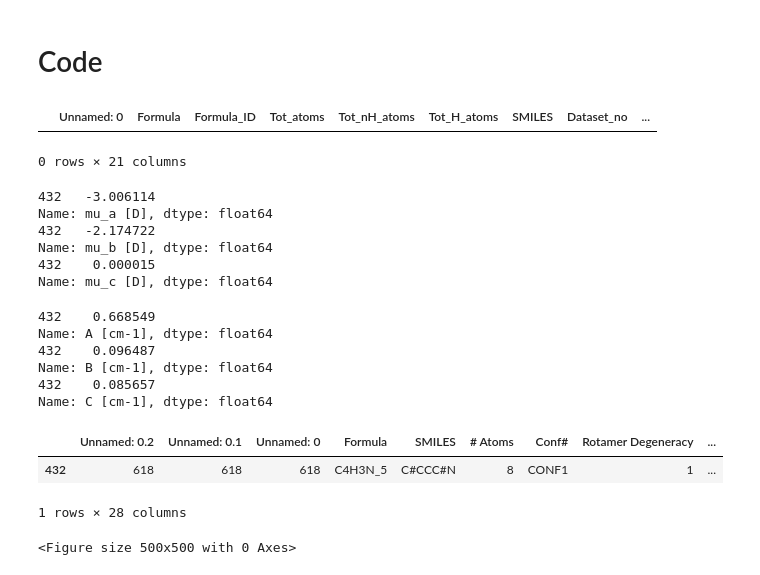
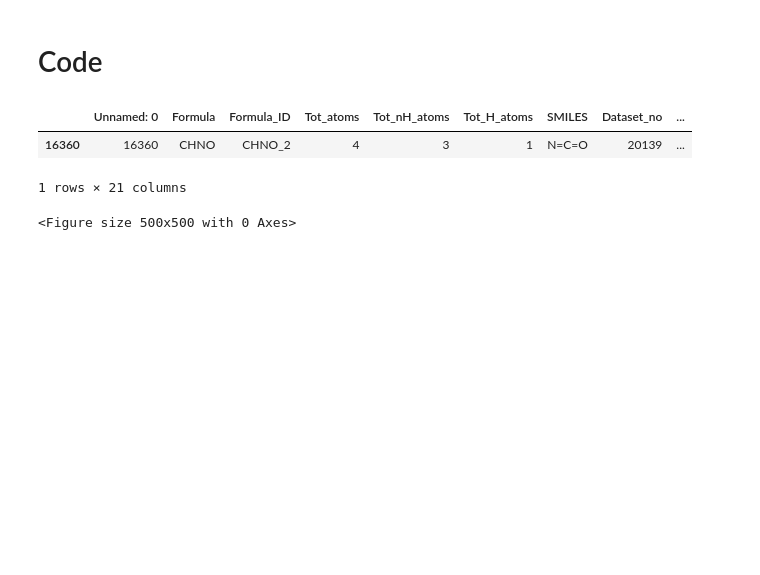
Before and after one commit to mpettyjo/4_BigData, a Jupyter notebook: Plots/RotConst_Dipole_Distributions.ipynb, the cells around one changed output. Drawn from its saved outputs; the diff is of its cells as text; code cells hidden in the pictures; blank space fills up the shorter version.

```diff
--- a/Plots/RotConst_Dipole_Distributions.ipynb
+++ b/Plots/RotConst_Dipole_Distributions.ipynb
@@ -50,45 +50,18 @@ mpl.rcParams['savefig.transparent'] = True
 # %% [markdown]
 # Code
 # %%
-df_ground = pd.read_csv('/Users/z5380625/Documents/Research/4_BigData/B971_def2TZVPD_DataFile1_GroundState.csv') # load groundstate csv file
+# df_ground = pd.read_csv('/Users/z5380625/Documents/Research/4_BigData/B971_def2TZVPD_DataFile1_GroundState.csv') # load groundstate csv file
 df_all = pd.read_csv('/Users/z5380625/Documents/Research/4_BigData/B971_def2TZVPD_DataFile1.csv')
 df_bio = pd.read_csv('/Users/z5380625/Documents/Research/4_BigData/6_Atoms/biosig_CHNOPS.csv')
-rays_asymm = (2*df_ground['B [cm-1]'].values - df_ground['A [cm-1]'].values - df_ground['C [cm-1]'].values)/(df_ground['A [cm-1]'].values - df_ground['C [cm-1]'].values)
+# rays_asymm = (2*df_ground['B [cm-1]'].values - df_ground['A [cm-1]'].values - df_ground['C [cm-1]'].values)/(df_ground['A [cm-1]'].values - df_ground['C [cm-1]'].values)
 
-df_ground['rays_asymm'] = rays_asymm
+# df_ground['rays_asymm'] = rays_asymm
 
-df_bio[df_bio['IUPAC_chemname']=='prop-2-ynenitrile']
+df_bio[df_bio['Formula_ID']=='CHNO_2']
 # %% [output]
 |  | Unnamed: 0 | Formula | Formula_ID | Tot_atoms | Tot_nH_atoms | Tot_H_atoms | SMILES | Dataset_no | ... |
+| 16360 | 16360 | CHNO | CHNO_2 | 4 | 3 | 1 | N=C=O | 20139 | ... |
-0 rows × 21 columns
+1 rows × 21 columns
-# %%
-print(df_ground[df_ground['Formula']=='C4H3N_5']['mu_a [D]'])
-print(df_ground[df_ground['Formula']=='C4H3N_5']['mu_b [D]'])
-print(df_ground[df_ground['Formula']=='C4H3N_5']['mu_c [D]'])
-# %% [output]
-432   -3.006114
-Name: mu_a [D], dtype: float64
-432   -2.174722
-Name: mu_b [D], dtype: float64
-432    0.000015
-Name: mu_c [D], dtype: float64
-# %%
-print(df_ground[df_ground['Formula']=='C4H3N_5']['A [cm-1]'])
-print(df_ground[df_ground['Formula']=='C4H3N_5']['B [cm-1]'])
-print(df_ground[df_ground['Formula']=='C4H3N_5']['C [cm-1]'])
-# %% [output]
-432    0.668549
-Name: A [cm-1], dtype: float64
-432    0.096487
-Name: B [cm-1], dtype: float64
-432    0.085657
-Name: C [cm-1], dtype: float64
-# %%
-df_ground[df_ground['Formula']=='C4H3N_5']
-# %% [output]
-|  | Unnamed: 0.2 | Unnamed: 0.1 | Unnamed: 0 | Formula | SMILES | # Atoms | Conf# | Rotamer Degeneracy | ... |
-| 432 | 618 | 618 | 618 | C4H3N_5 | C#CCC#N | 8 | CONF1 | 1 | ... |
-1 rows × 28 columns
 # %%
 
 f = plt.figure(figsize=(5, 5))
```
